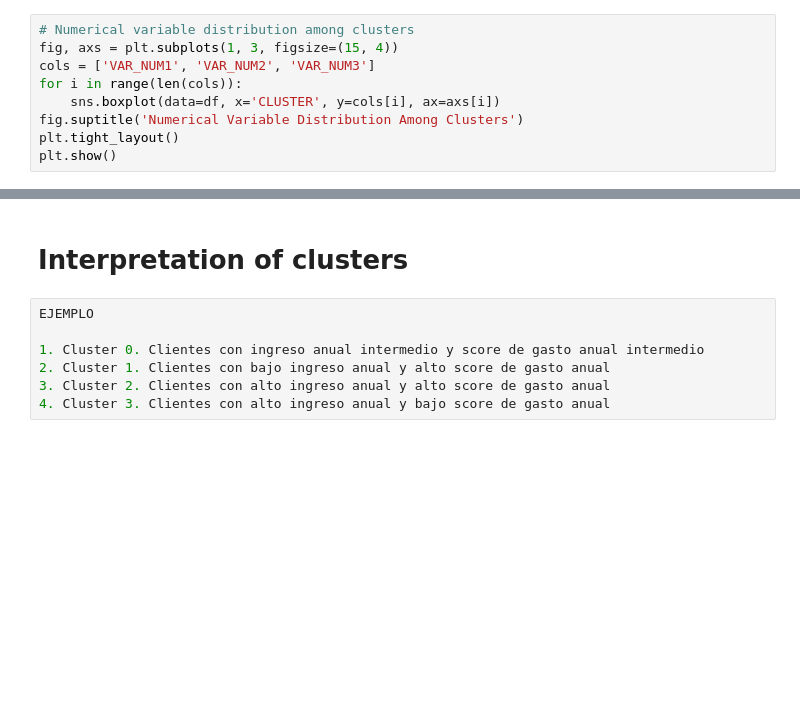
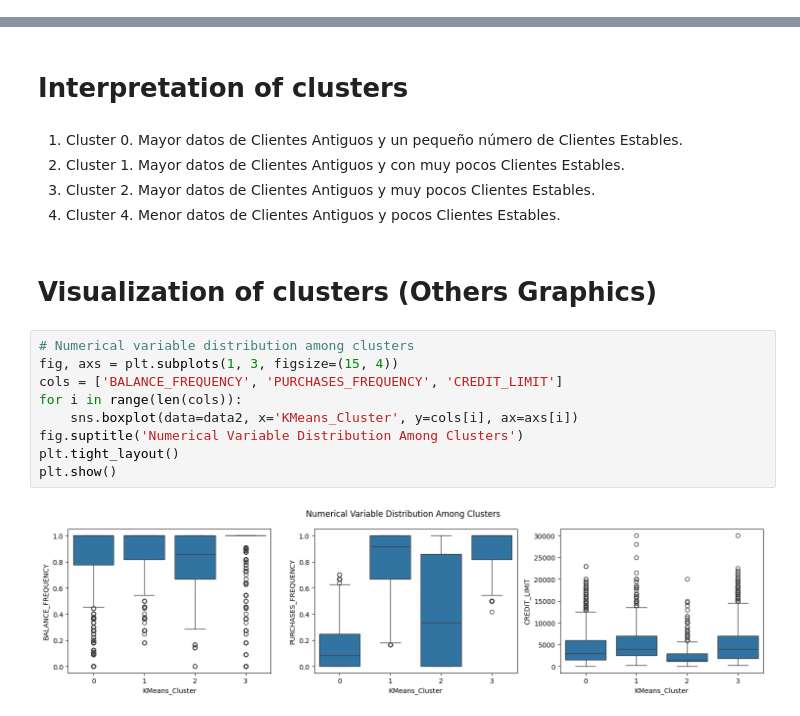
Before and after one commit to vrobles/Proyecto_Grupo7, a Jupyter notebook: project.ipynb, the cells around one changed output, grey strips where cells are left out. Drawn from its saved outputs; the diff is of its cells as text; blank space fills up the shorter version.

```diff
--- a/project.ipynb
+++ b/project.ipynb
@@ -286,11 +617,2 @@ best_model.fit(df_preprocesssed)
 # %% [markdown]
 # Visualization of clusters
-# %%
-# Numerical variable distribution among clusters
-fig, axs = plt.subplots(1, 3, figsize=(15, 4))
-cols = ['VAR_NUM1', 'VAR_NUM2', 'VAR_NUM3']
-for i in range(len(cols)):
-    sns.boxplot(data=df, x='CLUSTER', y=cols[i], ax=axs[i])
-fig.suptitle('Numerical Variable Distribution Among Clusters')
-plt.tight_layout()
-plt.show()
@@ -299,9 +629,20 @@ NameError: name 'plt' is not defined
 # %% [markdown]
 # Interpretation of clusters
-# %%
-EJEMPLO
-
-1. Cluster 0. Clientes con ingreso anual intermedio y score de gasto anual intermedio
-2. Cluster 1. Clientes con bajo ingreso anual y alto score de gasto anual
-3. Cluster 2. Clientes con alto ingreso anual y alto score de gasto anual
-4. Cluster 3. Clientes con alto ingreso anual y bajo score de gasto anual
+# %% [markdown]
+1. Cluster 0. Mayor datos de Clientes Antiguos y un pequeño número de Clientes Estables.
+2. Cluster 1. Mayor datos de Clientes Antiguos y con muy pocos Clientes Estables.
+3. Cluster 2. Mayor datos de Clientes Antiguos y muy pocos Clientes Estables.
+4. Cluster 4. Menor datos de Clientes Antiguos y pocos Clientes Estables.
+# %% [markdown]
+# Visualization of clusters (Others Graphics)
+# %%
+# Numerical variable distribution among clusters
+fig, axs = plt.subplots(1, 3, figsize=(15, 4))
+cols = ['BALANCE_FREQUENCY', 'PURCHASES_FREQUENCY', 'CREDIT_LIMIT']
+for i in range(len(cols)):
+    sns.boxplot(data=data2, x='KMeans_Cluster', y=cols[i], ax=axs[i])
+fig.suptitle('Numerical Variable Distribution Among Clusters')
+plt.tight_layout()
+plt.show()
+# %% [output]
+[figure, added]
```
Also changed, not shown: parts of 47 cells of this notebook.
